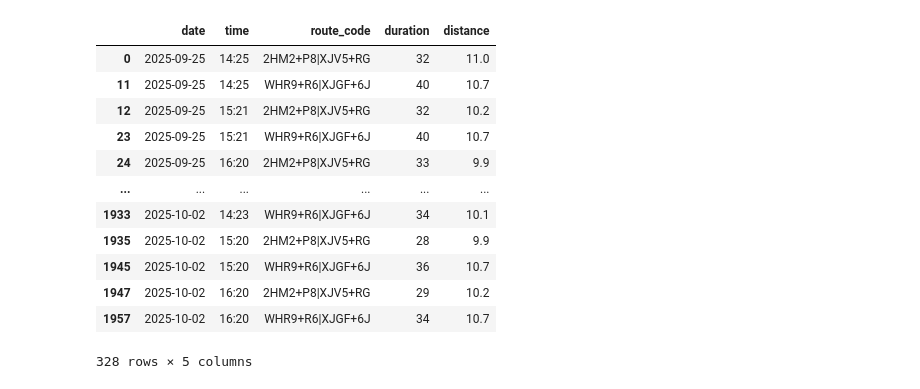
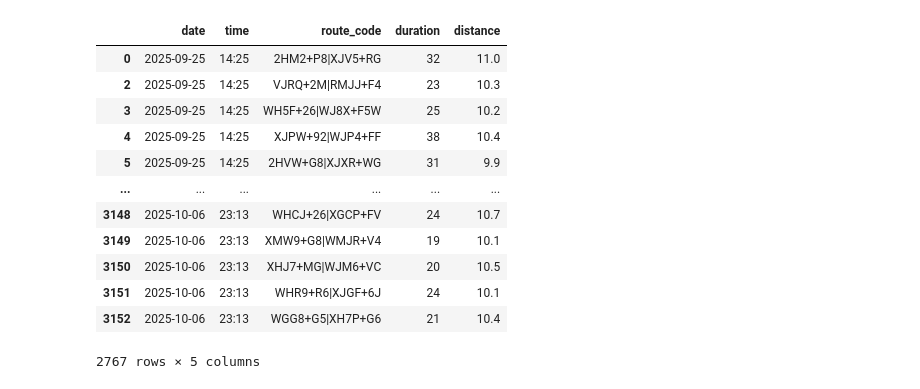
Before and after one commit to thecont1/blr-traffic-monitor, a Jupyter notebook: traffic_visual.ipynb, the cells around one changed output. Saved outputs shown, nothing was run; the diff lists cells and outputs as text; code cells hidden in the pictures.

```diff
--- a/traffic_visual.ipynb
+++ b/traffic_visual.ipynb
@@ -9,41 +10,42 @@ from datetime import datetime, timedelta
 # %%
 routes_df = pd.DataFrame({
     "route_code": [
         "2HM2+P8|XJV5+RG",     # Jaya Prakash Narayana Park -> Coles Park, Fraser Town
-#        "VJRQ+2M|RMJJ+F4",     # Kudlu Gate Metro Station -> Biocon Campus
-#        "WH5F+26|WJ8X+F5W",    # Jaya Prakash Nagar Metro Station -> Hemavathi Park, HSR Layout
-#        "XJPW+92|WJP4+FF",     # Swami Vivekananda Road Metro Station -> Christ University, Hosur Main Road
-#        "2HVW+G8|XJXR+WG",     # Bethel AG Church, Hebbal -> SMVT Railway Station
-#        "WGG8+G5|XH7P+G6",     # The Watering Hole, Rajarajeshwari Nagar -> Sir Puttanna Chetty Town Hall, Bangalore
-#        "XPC7+72|XM33+J3",     # The Rameshwaram Cafe @ Brookfield -> Gawky Goose, Wind Tunnel Rd
-#        "WHCJ+26|XGCP+FV",     # RV Road Metro Station, Jayanagar 5th Block -> Vijayanagar Metro Station, Chord Road
-#        "XMW9+G8|WMJR+V4",     # Benniganahalli Metro Station -> Embassy TechVillage, Devarabisanahalli
-#        "XHJ7+MG|WJM6+VC",     # Lulu Mall Bengaluru -> Nexus Mall Koramangala
+        "VJRQ+2M|RMJJ+F4",     # Kudlu Gate Metro Station -> Biocon Campus
+        "WH5F+26|WJ8X+F5W",    # Jaya Prakash Nagar Metro Station -> Hemavathi Park, HSR Layout
+        "XJPW+92|WJP4+FF",     # Swami Vivekananda Road Metro Station -> Christ University, Hosur Main Road
+        "2HVW+G8|XJXR+WG",     # Bethel AG Church, Hebbal -> SMVT Railway Station
+        "WGG8+G5|XH7P+G6",     # The Watering Hole, Rajarajeshwari Nagar -> Sir Puttanna Chetty Town Hall, Bangalore
+        "XPC7+72|XM33+J3",     # The Rameshwaram Cafe @ Brookfield -> Gawky Goose, Wind Tunnel Rd
+        "WHCJ+26|XGCP+FV",     # RV Road Metro Station, Jayanagar 5th Block -> Vijayanagar Metro Station, Chord Road
+        "XMW9+G8|WMJR+V4",     # Benniganahalli Metro Station -> Embassy TechVillage, Devarabisanahalli
+        "XHJ7+MG|WJM6+VC",     # Lulu Mall Bengaluru -> Nexus Mall Koramangala
         "WHR9+R6|XJGF+6J",     # Big Bull Temple, Basavanagudi -> Shri Someshwara Swamy Temple, Halasuru
-#        "XJG4+7J|5PX4+HQ",      # MG Road Metro Station -> Kempegowda International Airport, Bengaluru
+#        "WP44+W8|WJFH+XQ",     # Karmelaram Railway Station, Chikkabellandur -> St. Francis College, Koramangala
+#        "XJG4+7J|5PX4+HQ",     # MG Road Metro Station -> Kempegowda International Airport, Bengaluru
 ]})
 
 locations = pd.read_csv("csv-locations_12.9514242_77.6590212.csv").to_dict(orient='list')
 locate = lambda plus_code: locations['location'][locations['plus_code'].index(plus_code)]
 
 df = pd.read_csv("csv-bangalore_traffic.csv")
 # Keep only those rows of df that correspond to routes in routes_df
 df = df[df['route_code'].isin(routes_df['route_code'])]
 display(df)
 # %% [output]
 |  | date | time | route_code | duration | distance |
 | 0 | 2025-09-25 | 14:25 | 2HM2+P8|XJV5+RG | 32 | 11.0 |
-| 11 | 2025-09-25 | 14:25 | WHR9+R6|XJGF+6J | 40 | 10.7 |
-| 12 | 2025-09-25 | 15:21 | 2HM2+P8|XJV5+RG | 32 | 10.2 |
-| 23 | 2025-09-25 | 15:21 | WHR9+R6|XJGF+6J | 40 | 10.7 |
-| 24 | 2025-09-25 | 16:20 | 2HM2+P8|XJV5+RG | 33 | 9.9 |
+| 2 | 2025-09-25 | 14:25 | VJRQ+2M|RMJJ+F4 | 23 | 10.3 |
+| 3 | 2025-09-25 | 14:25 | WH5F+26|WJ8X+F5W | 25 | 10.2 |
+| 4 | 2025-09-25 | 14:25 | XJPW+92|WJP4+FF | 38 | 10.4 |
+| 5 | 2025-09-25 | 14:25 | 2HVW+G8|XJXR+WG | 31 | 9.9 |
 | ... | ... | ... | ... | ... | ... |
-| 1933 | 2025-10-02 | 14:23 | WHR9+R6|XJGF+6J | 34 | 10.1 |
-| 1935 | 2025-10-02 | 15:20 | 2HM2+P8|XJV5+RG | 28 | 9.9 |
-| 1945 | 2025-10-02 | 15:20 | WHR9+R6|XJGF+6J | 36 | 10.7 |
-| 1947 | 2025-10-02 | 16:20 | 2HM2+P8|XJV5+RG | 29 | 10.2 |
-| 1957 | 2025-10-02 | 16:20 | WHR9+R6|XJGF+6J | 34 | 10.7 |
+| 3148 | 2025-10-06 | 23:13 | WHCJ+26|XGCP+FV | 24 | 10.7 |
+| 3149 | 2025-10-06 | 23:13 | XMW9+G8|WMJR+V4 | 19 | 10.1 |
+| 3150 | 2025-10-06 | 23:13 | XHJ7+MG|WJM6+VC | 20 | 10.5 |
+| 3151 | 2025-10-06 | 23:13 | WHR9+R6|XJGF+6J | 24 | 10.1 |
+| 3152 | 2025-10-06 | 23:13 | WGG8+G5|XH7P+G6 | 21 | 10.4 |
-328 rows × 5 columns
+2767 rows × 5 columns
 # %%
 display(df.describe().round(2))
 display(df.describe(exclude='number'))
```
Also changed, not shown: parts of 10 cells of this notebook.
